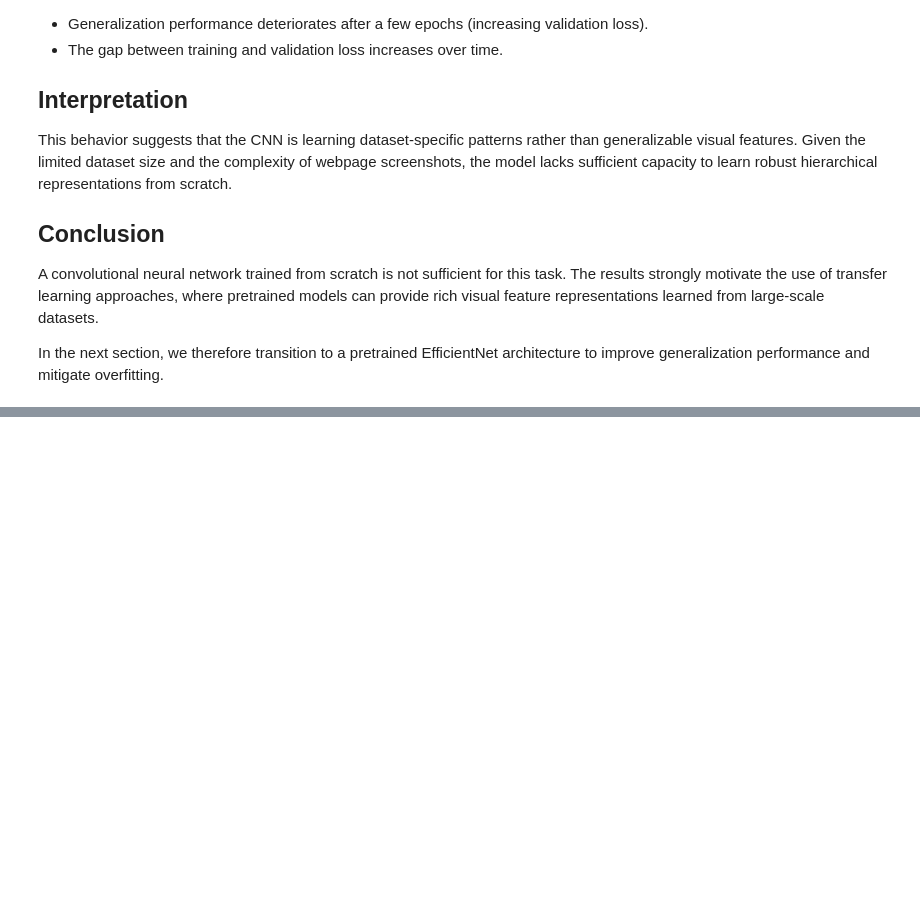
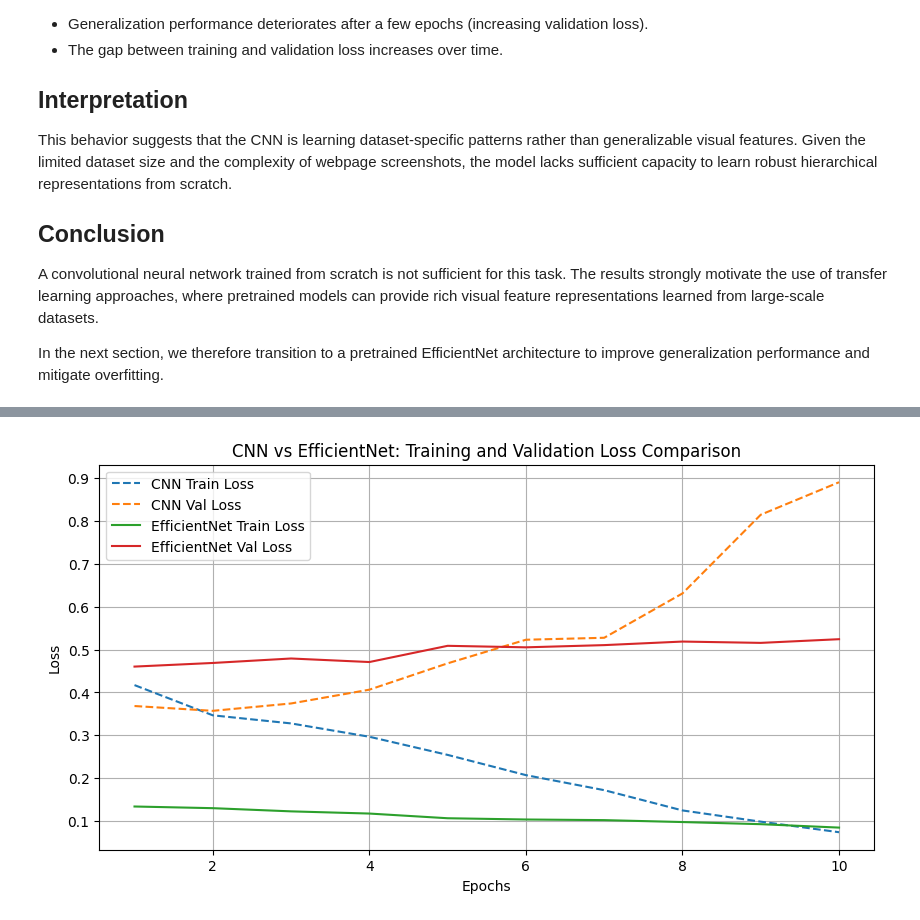
Before and after one commit to AnindyaChakravarty/Multi-label_Image_Classification, a Jupyter notebook: DM.ipynb, the cells around one changed output, grey strips where cells are left out. Saved outputs shown, nothing was run; the diff lists cells and outputs as text; code cells hidden in the pictures; blank space fills up the shorter version.

Commit message:
Scratch CNN vs EfficientNet Perf Comparison

```diff
--- a/DM.ipynb
+++ b/DM.ipynb
@@ -2166,0 +2228,9 @@ In the next section, we therefore transition to a pretrained EfficientNet archit
+# %%
+images, labels = next(iter(train_loader))
+
+images = images.to(device)
+labels = labels.to(device)
+
+outputs = frozen_eff_model(images)
+
+print("Output shape:", outputs.shape)
@@ -2166,0 +2247,11 @@ In the next section, we therefore transition to a pretrained EfficientNet archit
+# %%
+# Loss function (same as CNN)
+criterion = nn.BCEWithLogitsLoss()
+
+# Optimizer ONLY for trainable parameters (classifier head)
+optimizer_frozen = torch.optim.Adam(
+    frozen_eff_model.classifier.parameters(),
+    lr=1e-3
+)
+
+print("EfficientNet loss function and optimizer initialized.")
@@ -2166,0 +2345,22 @@ In the next section, we therefore transition to a pretrained EfficientNet archit
+# %%
+epochs = range(1, 11)
+
+plt.figure(figsize=(10,5))
+
+# CNN curves
+plt.plot(epochs, train_losses, label="CNN Train Loss", linestyle='--')
+plt.plot(epochs, val_losses, label="CNN Val Loss", linestyle='--')
+
+# EfficientNet curves
+plt.plot(epochs, frozen_train_losses, label="EfficientNet Train Loss")
+plt.plot(epochs, frozen_val_losses, label="EfficientNet Val Loss")
+
+plt.title("CNN vs EfficientNet: Training and Validation Loss Comparison")
+plt.xlabel("Epochs")
+plt.ylabel("Loss")
+plt.legend()
+plt.grid(True)
+
+plt.show()
+# %% [output]
+[figure, added]
```
Also changed, not shown: parts of 40 cells of this notebook.
